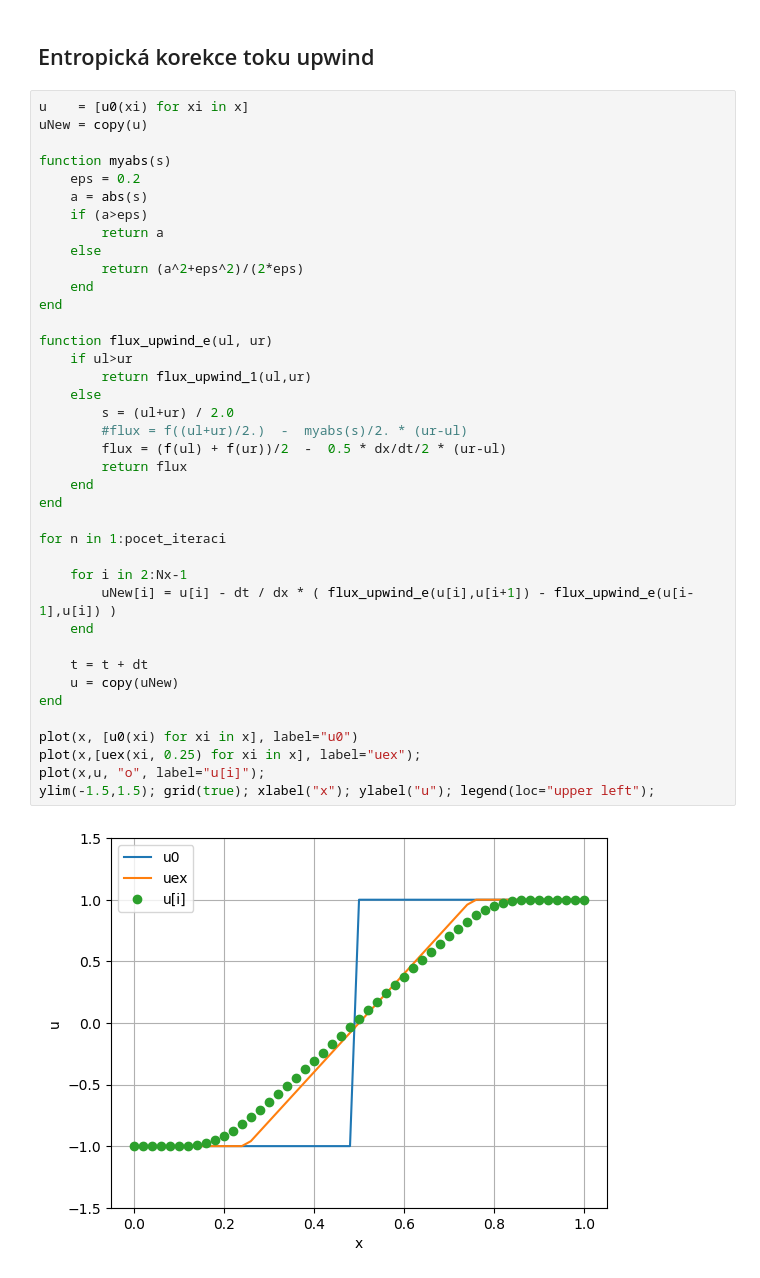
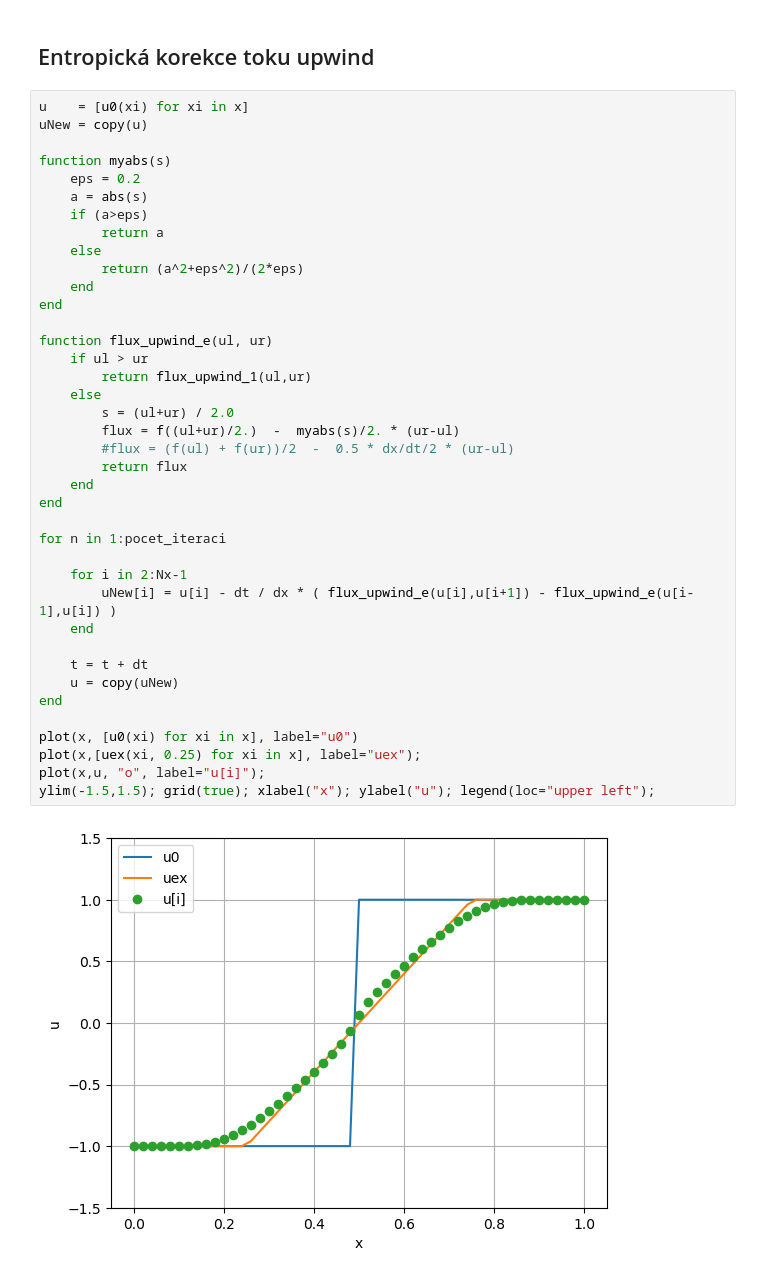
Before and after one commit to furstj/MMPP, a Jupyter notebook: lessons/03_nespojitosti.ipynb, the cells around one changed output. Drawn from its saved outputs; the diff is of its cells as text.

```diff
--- a/lessons/03_nespojitosti.ipynb
+++ b/lessons/03_nespojitosti.ipynb
@@ -269,34 +269,34 @@ function myabs(s)
     if (a>eps)
         return a
     else
         return (a^2+eps^2)/(2*eps)
     end
 end
 
 function flux_upwind_e(ul, ur)
-    if ul>ur
+    if ul > ur
         return flux_upwind_1(ul,ur)
     else
         s = (ul+ur) / 2.0
-        #flux = f((ul+ur)/2.)  -  myabs(s)/2. * (ur-ul)
-        flux = (f(ul) + f(ur))/2  -  0.5 * dx/dt/2 * (ur-ul)
+        flux = f((ul+ur)/2.)  -  myabs(s)/2. * (ur-ul)
+        #flux = (f(ul) + f(ur))/2  -  0.5 * dx/dt/2 * (ur-ul)
         return flux
     end
 end
 
 for n in 1:pocet_iteraci
 
     for i in 2:Nx-1
         uNew[i] = u[i] - dt / dx * ( flux_upwind_e(u[i],u[i+1]) - flux_upwind_e(u[i-1],u[i]) )
     end
 
     t = t + dt
     u = copy(uNew)
 end
 
 plot(x, [u0(xi) for xi in x], label="u0")
 plot(x,[uex(xi, 0.25) for xi in x], label="uex");
 plot(x,u, "o", label="u[i]");
 ylim(-1.5,1.5); grid(true); xlabel("x"); ylabel("u"); legend(loc="upper left");
 # %% [output]
-[figure, old version]
+[figure, new version]
```
Also changed, not shown: parts of 6 cells of this notebook, 2 other files.
